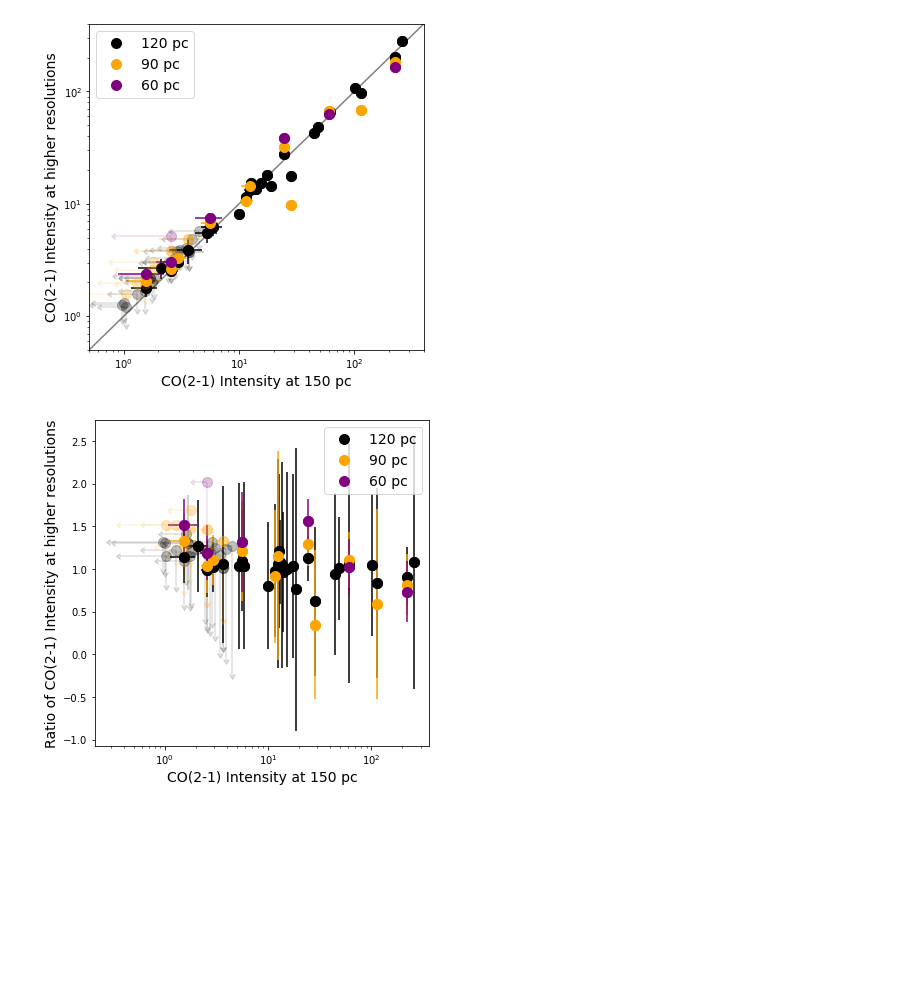
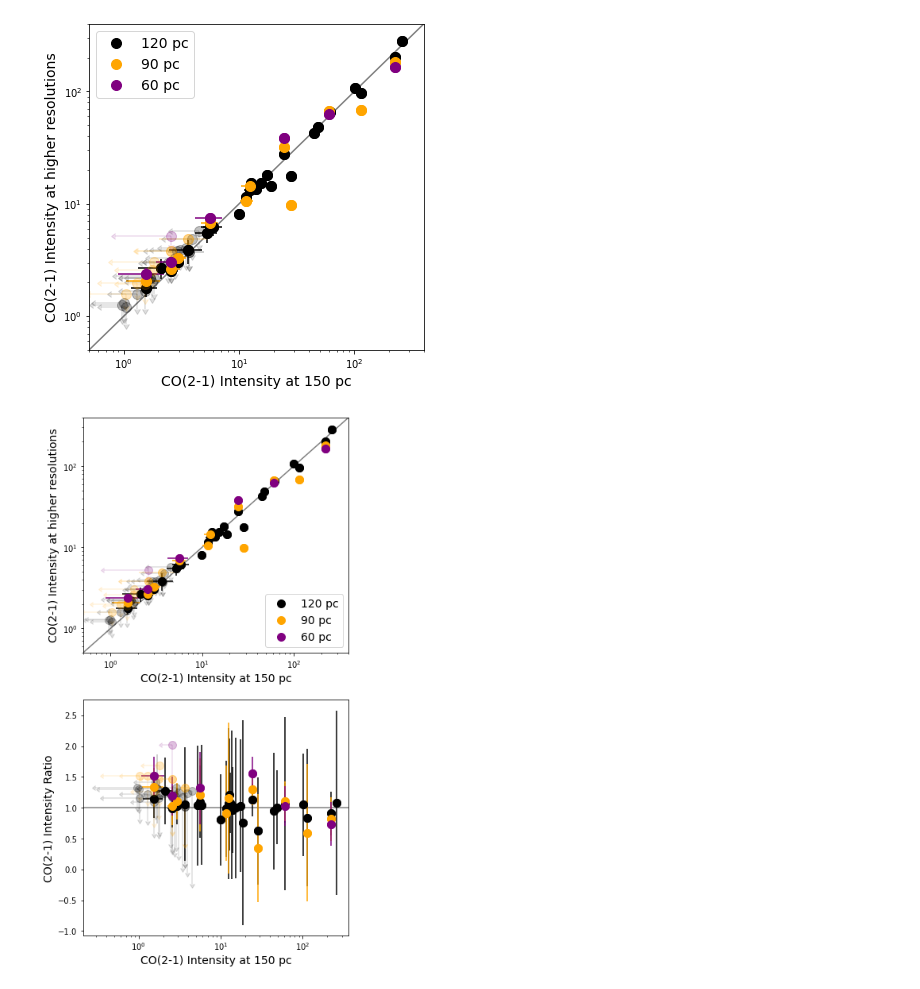
Before and after one commit to NessMayker/SNeCO, a Jupyter notebook: Code/3.0c._Intensity_Table.ipynb, the cells around one changed output. Cells and saved outputs as stored; diff of their text form; code cells hidden in the pictures; blank space fills up the shorter version.

Commit message:
combined intensity comparison plots into single 2 panel plot

```diff
--- a/Code/3.0c._Intensity_Table.ipynb
+++ b/Code/3.0c._Intensity_Table.ipynb
@@ -327,51 +322,83 @@ def reorder(detArrx, detArry, xArr, yArr, xerr, yerr):
 
     return(plotStuff)
 
-plotStuff60  = reorder(Det60x, Det60y, x60v150Flip, y60v150Flip, ex60v150, ey60v150)
-plotStuff90  = reorder(Det90x, Det90y, x90v150Flip, y90v150Flip, ex90v150, ey90v150)
-plotStuff120 = reorder(Det120x, Det120y, x120v150Flip, y120v150Flip, ex120v150, ey120v150)
+plotStuff60r  = reorder(Det60x, Det60y, x60v150Flip, y60v150Flip, ex60v150, ey60v150)
+plotStuff90r  = reorder(Det90x, Det90y, x90v150Flip, y90v150Flip, ex90v150, ey90v150)
+plotStuff120r = reorder(Det120x, Det120y, x120v150Flip, y120v150Flip, ex120v150, ey120v150)
 # %%
 
+fig,ax= plt.subplots(2, 1, sharex=True)
+fig.set_figheight(12)
+fig.set_figwidth(6)
 x, y = np.linspace(0.5,400,1000),  np.linspace(0.5,400,1000)
-fig = plt.figure(figsize=(6,6))
-# plt.xlim(0.5,400)
-# plt.ylim(0.5,400)
+ax[0].loglog(x,y,ls="-",color="grey", zorder=0)
+ax[0].set_xlim(0.5,400)
+ax[0].set_ylim(0.5,400)
 
+ax[0].loglog(plotStuff120[0][0], plotStuff120[0][1], color="black", marker="o",ls="",ms=10, label="120 pc", alpha = 1, zorder=1)
+ax[0].errorbar(plotStuff120[0][0], plotStuff120[0][1], plotStuff120[0][2], plotStuff120[0][3], color="black", marker="o",ls="",ms=10, alpha = 1, zorder=1)
+ax[0].loglog(plotStuff120[1][0], plotStuff120[1][1], color="black", marker="o",ls="",ms=10, alpha = 0.25, zorder=1)
+ax[0].errorbar(plotStuff120[1][0], plotStuff120[1][1], plotStuff120[1][2], plotStuff120[1][3],xuplims=True, color="black", marker="o",ls="",ms=10, alpha = 0.25, zorder=1)
+ax[0].loglog(plotStuff120[2][0], plotStuff120[2][1], color="black", marker="o",ls="",ms=10, alpha = 0.25, zorder=1)
+ax[0].errorbar(plotStuff120[2][0], plotStuff120[2][1], plotStuff120[2][2], plotStuff120[2][3],uplims=True, color="black", marker="o",ls="",ms=10, alpha = 0.25, zorder=1)
+ax[0].loglog(plotStuff120[3][0], plotStuff120[3][1], color="black", marker="o",ls="",ms=10, alpha = 0.13, zorder=1)
+ax[0].errorbar(plotStuff120[3][0], plotStuff120[3][1], plotStuff120[3][2], plotStuff120[3][3],xuplims=True,uplims=True, color="black", marker="o",ls="",ms=10, alpha = 0.13, zorder=1)
 
-plt.semilogx(plotStuff120[0][0], plotStuff120[0][1], color="black", marker="o",ls="",ms=10, label="120 pc", alpha = 1, zorder=1)
-plt.errorbar(plotStuff120[0][0], plotStuff120[0][1], plotStuff120[0][2], plotStuff120[0][3], color="black", marker="o",ls="",ms=10, alpha = 1, zorder=1)
-plt.semilogx(plotStuff120[1][0], plotStuff120[1][1], color="black", marker="o",ls="",ms=10, alpha = 0.25, zorder=1)
-plt.errorbar(plotStuff120[1][0], plotStuff120[1][1], plotStuff120[1][2], plotStuff120[1][3],xuplims=True, color="black", marker="o",ls="",ms=10, alpha = 0.25, zorder=1)
-plt.semilogx(plotStuff120[2][0], plotStuff120[2][1], color="black", marker="o",ls="",ms=10, alpha = 0.25, zorder=1)
-plt.errorbar(plotStuff120[2][0], plotStuff120[2][1], plotStuff120[2][2], plotStuff120[2][3],uplims=True, color="black", marker="o",ls="",ms=10, alpha = 0.25, zorder=1)
-plt.semilogx(plotStuff120[3][0], plotStuff120[3][1], color="black", marker="o",ls="",ms=10, alpha = 0.13, zorder=1)
-plt.errorbar(plotStuff120[3][0], plotStuff120[3][1], plotStuff120[3][2], plotStuff120[3][3],xuplims=True,uplims=True, color="black", marker="o",ls="",ms=10, alpha = 0.13, zorder=1)
+ax[0].loglog(plotStuff90[0][0], plotStuff90[0][1], color="orange", marker="o",ls="",ms=10, label="90 pc", alpha = 1, zorder=1)
+ax[0].errorbar(plotStuff90[0][0], plotStuff90[0][1], plotStuff90[0][2], plotStuff90[0][3], color="orange", marker="o",ls="",ms=10, alpha = 1, zorder=1)
+ax[0].loglog(plotStuff90[1][0], plotStuff90[1][1], color="orange", marker="o",ls="",ms=10, alpha = 0.25, zorder=1)
+ax[0].errorbar(plotStuff90[1][0], plotStuff90[1][1], plotStuff90[1][2], plotStuff90[1][3],xuplims=True, color="orange", marker="o",ls="",ms=10, alpha = 0.25, zorder=1)
+ax[0].loglog(plotStuff90[2][0], plotStuff90[2][1], color="orange", marker="o",ls="",ms=10, alpha = 0.25, zorder=1)
+ax[0].errorbar(plotStuff90[2][0], plotStuff90[2][1], plotStuff90[2][2], plotStuff90[2][3],uplims=True, color="orange", marker="o",ls="",ms=10, alpha = 0.25, zorder=1)
+ax[0].loglog(plotStuff90[3][0], plotStuff90[3][1], color="orange", marker="o",ls="",ms=10, alpha = 0.13, zorder=1)
+ax[0].errorbar(plotStuff90[3][0], plotStuff90[3][1], plotStuff90[3][2], plotStuff90[3][3],xuplims=True,uplims=True, color="orange", marker="o",ls="",ms=10, alpha = 0.13, zorder=1)
 
+ax[0].loglog(plotStuff60[0][0], plotStuff60[0][1], color="purple", marker="o",ls="",ms=10, label="60 pc", alpha = 1, zorder=1)
+ax[0].errorbar(plotStuff60[0][0], plotStuff60[0][1], plotStuff60[0][2], plotStuff60[0][3], color="purple", marker="o",ls="",ms=10, alpha = 1, zorder=1)
+ax[0].loglog(plotStuff60[1][0], plotStuff60[1][1], color="purple", marker="o",ls="",ms=10, alpha = 0.25, zorder=1)
+ax[0].errorbar(plotStuff60[1][0], plotStuff60[1][1], plotStuff60[1][2], plotStuff60[1][3],xuplims=True, color="purple", marker="o",ls="",ms=10, alpha = 0.25, zorder=1)
+ax[0].loglog(plotStuff60[2][0], plotStuff60[2][1], color="purple", marker="o",ls="",ms=10, alpha = 0.25, zorder=1)
+ax[0].errorbar(plotStuff60[2][0], plotStuff60[2][1], plotStuff60[2][2], plotStuff60[2][3],uplims=True, color="purple", marker="o",ls="",ms=10, alpha = 0.25, zorder=1)
+ax[0].loglog(plotStuff60[3][0], plotStuff60[3][1], color="purple", marker="o",ls="",ms=10, alpha = 0.13, zorder=1)
+ax[0].errorbar(plotStuff60[3][0], plotStuff60[3][1], plotStuff60[3][2], plotStuff60[3][3],xuplims=True,uplims=True, color="purple", marker="o",ls="",ms=10, alpha = 0.13, zorder=1)
 
-plt.semilogx(plotStuff90[0][0], plotStuff90[0][1], color="orange", marker="o",ls="",ms=10, label="90 pc", alpha = 1, zorder=1)
-plt.errorbar(plotStuff90[0][0], plotStuff90[0][1], plotStuff90[0][2], plotStuff90[0][3], color="orange", marker="o",ls="",ms=10, alpha = 1, zorder=1)
-plt.semilogx(plotStuff90[1][0], plotStuff90[1][1], color="orange", marker="o",ls="",ms=10, alpha = 0.25, zorder=1)
-plt.errorbar(plotStuff90[1][0], plotStuff90[1][1], plotStuff90[1][2], plotStuff90[1][3],xuplims=True, color="orange", marker="o",ls="",ms=10, alpha = 0.25, zorder=1)
-plt.semilogx(plotStuff90[2][0], plotStuff90[2][1], color="orange", marker="o",ls="",ms=10, alpha = 0.25, zorder=1)
-plt.errorbar(plotStuff90[2][0], plotStuff90[2][1], plotStuff90[2][2], plotStuff90[2][3],uplims=True, color="orange", marker="o",ls="",ms=10, alpha = 0.25, zorder=1)
-plt.semilogx(plotStuff90[3][0], plotStuff90[3][1], color="orange", marker="o",ls="",ms=10, alpha = 0.13, zorder=1)
-plt.errorbar(plotStuff90[3][0], plotStuff90[3][1], plotStuff90[3][2], plotStuff90[3][3],xuplims=True,uplims=True, color="orange", marker="o",ls="",ms=10, alpha = 0.13, zorder=1)
+ax[0].legend(loc="lower right", fontsize = 14)
+ax[0].set_ylabel("CO(2-1) Intensity at higher resolutions", fontsize=14)
+ax[0].set_xlabel("CO(2-1) Intensity at 150 pc", fontsize=14)
 
+ax[1].axhline(y=1.0, color='grey', linestyle='-', zorder=0)
+ax[1].semilogx(plotStuff120r[0][0], plotStuff120r[0][1], color="black", marker="o",ls="",ms=10, label="120 pc", alpha = 1, zorder=1)
+ax[1].errorbar(plotStuff120r[0][0], plotStuff120r[0][1], plotStuff120r[0][2], plotStuff120r[0][3], color="black", marker="o",ls="",ms=10, alpha = 1, zorder=1)
+ax[1].semilogx(plotStuff120r[1][0], plotStuff120r[1][1], color="black", marker="o",ls="",ms=10, alpha = 0.25, zorder=1)
+ax[1].errorbar(plotStuff120r[1][0], plotStuff120r[1][1], plotStuff120r[1][2], plotStuff120r[1][3],xuplims=True, color="black", marker="o",ls="",ms=10, alpha = 0.25, zorder=1)
+ax[1].semilogx(plotStuff120r[2][0], plotStuff120r[2][1], color="black", marker="o",ls="",ms=10, alpha = 0.25, zorder=1)
+ax[1].errorbar(plotStuff120r[2][0], plotStuff120r[2][1], plotStuff120r[2][2], plotStuff120r[2][3],uplims=True, color="black", marker="o",ls="",ms=10, alpha = 0.25, zorder=1)
+ax[1].semilogx(plotStuff120r[3][0], plotStuff120r[3][1], color="black", marker="o",ls="",ms=10, alpha = 0.13, zorder=1)
+ax[1].errorbar(plotStuff120r[3][0], plotStuff120r[3][1], plotStuff120r[3][2], plotStuff120r[3][3],xuplims=True,uplims=True, color="black", marker="o",ls="",ms=10, alpha = 0.13, zorder=1)
 
-plt.semilogx(plotStuff60[0][0], plotStuff60[0][1], color="purple", marker="o",ls="",ms=10, label="60 pc", alpha = 1, zorder=1)
-plt.errorbar(plotStuff60[0][0], plotStuff60[0][1], plotStuff60[0][2], plotStuff60[0][3], color="purple", marker="o",ls="",ms=10, alpha = 1, zorder=1)
-plt.semilogx(plotStuff60[1][0], plotStuff60[1][1], color="purple", marker="o",ls="",ms=10, alpha = 0.25, zorder=1)
-plt.errorbar(plotStuff60[1][0], plotStuff60[1][1], plotStuff60[1][2], plotStuff60[1][3],xuplims=True, color="purple", marker="o",ls="",ms=10, alpha = 0.25, zorder=1)
-plt.semilogx(plotStuff60[2][0], plotStuff60[2][1], color="purple", marker="o",ls="",ms=10, alpha = 0.25, zorder=1)
-plt.errorbar(plotStuff60[2][0], plotStuff60[2][1], plotStuff60[2][2], plotStuff60[2][3],uplims=True, color="purple", marker="o",ls="",ms=10, alpha = 0.25, zorder=1)
-plt.semilogx(plotStuff60[3][0], plotStuff60[3][1], color="purple", marker="o",ls="",ms=10, alpha = 0.13, zorder=1)
-plt.errorbar(plotStuff60[3][0], plotStuff60[3][1], plotStuff60[3][2], plotStuff60[3][3],xuplims=True,uplims=True, color="purple", marker="o",ls="",ms=10, alpha = 0.13, zorder=1)
+ax[1].semilogx(plotStuff90r[0][0], plotStuff90r[0][1], color="orange", marker="o",ls="",ms=10, label="90 pc", alpha = 1, zorder=1)
+ax[1].errorbar(plotStuff90r[0][0], plotStuff90r[0][1], plotStuff90r[0][2], plotStuff90r[0][3], color="orange", marker="o",ls="",ms=10, alpha = 1, zorder=1)
+ax[1].semilogx(plotStuff90r[1][0], plotStuff90r[1][1], color="orange", marker="o",ls="",ms=10, alpha = 0.25, zorder=1)
+ax[1].errorbar(plotStuff90r[1][0], plotStuff90r[1][1], plotStuff90r[1][2], plotStuff90r[1][3],xuplims=True, color="orange", marker="o",ls="",ms=10, alpha = 0.25, zorder=1)
+ax[1].semilogx(plotStuff90r[2][0], plotStuff90r[2][1], color="orange", marker="o",ls="",ms=10, alpha = 0.25, zorder=1)
+ax[1].errorbar(plotStuff90r[2][0], plotStuff90r[2][1], plotStuff90r[2][2], plotStuff90r[2][3],uplims=True, color="orange", marker="o",ls="",ms=10, alpha = 0.25, zorder=1)
+ax[1].semilogx(plotStuff90r[3][0], plotStuff90r[3][1], color="orange", marker="o",ls="",ms=10, alpha = 0.13, zorder=1)
+ax[1].errorbar(plotStuff90r[3][0], plotStuff90r[3][1], plotStuff90r[3][2], plotStuff90r[3][3],xuplims=True,uplims=True, color="orange", marker="o",ls="",ms=10, alpha = 0.13, zorder=1)
 
-plt.legend(loc="best", fontsize = 14)
-plt.ylabel("Ratio of CO(2-1) Intensity at higher resolutions", fontsize=14)
-plt.xlabel("CO(2-1) Intensity at 150 pc", fontsize=14)
+ax[1].semilogx(plotStuff60r[0][0], plotStuff60r[0][1], color="purple", marker="o",ls="",ms=10, label="60 pc", alpha = 1, zorder=1)
+ax[1].errorbar(plotStuff60r[0][0], plotStuff60r[0][1], plotStuff60r[0][2], plotStuff60r[0][3], color="purple", marker="o",ls="",ms=10, alpha = 1, zorder=1)
+ax[1].semilogx(plotStuff60r[1][0], plotStuff60r[1][1], color="purple", marker="o",ls="",ms=10, alpha = 0.25, zorder=1)
+ax[1].errorbar(plotStuff60r[1][0], plotStuff60r[1][1], plotStuff60r[1][2], plotStuff60r[1][3],xuplims=True, color="purple", marker="o",ls="",ms=10, alpha = 0.25, zorder=1)
+ax[1].semilogx(plotStuff60r[2][0], plotStuff60r[2][1], color="purple", marker="o",ls="",ms=10, alpha = 0.25, zorder=1)
+ax[1].errorbar(plotStuff60r[2][0], plotStuff60r[2][1], plotStuff60r[2][2], plotStuff60r[2][3],uplims=True, color="purple", marker="o",ls="",ms=10, alpha = 0.25, zorder=1)
+ax[1].semilogx(plotStuff60r[3][0], plotStuff60r[3][1], color="purple", marker="o",ls="",ms=10, alpha = 0.13, zorder=1)
+ax[1].errorbar(plotStuff60r[3][0], plotStuff60r[3][1], plotStuff60r[3][2], plotStuff60r[3][3],xuplims=True,uplims=True, color="purple", marker="o",ls="",ms=10, alpha = 0.13, zorder=1)
+
+#ax[1].legend(loc="lower left", fontsize = 14)
+ax[1].set_ylabel("CO(2-1) Intensity Ratio", fontsize=14)
+ax[1].set_xlabel("CO(2-1) Intensity at 150 pc", fontsize=14)
 plt.show()
 fig.savefig("../Figures/ResolutionIntensityComparisonRatio.png")
 plt.close()
 # %% [output]
-[figure, old version]
+[figure, new version]
```
Also changed, not shown: parts of 1 cell of this notebook, 1 other file.
